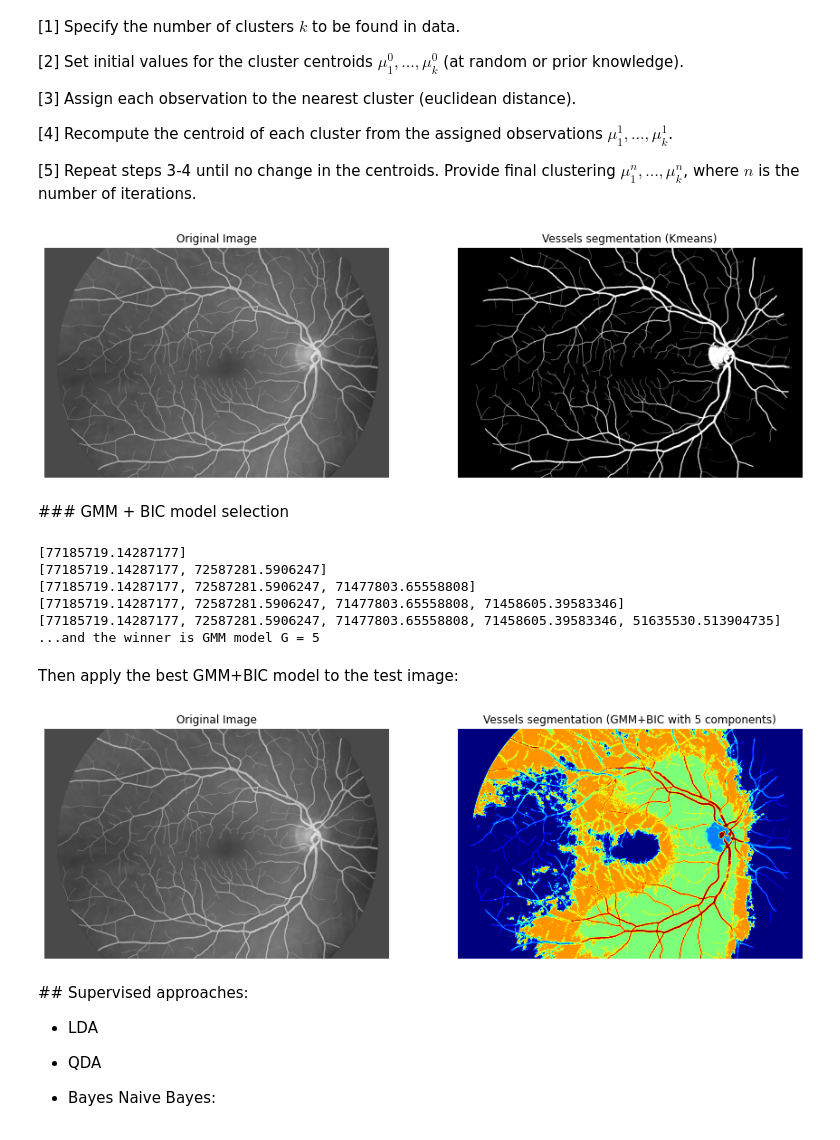
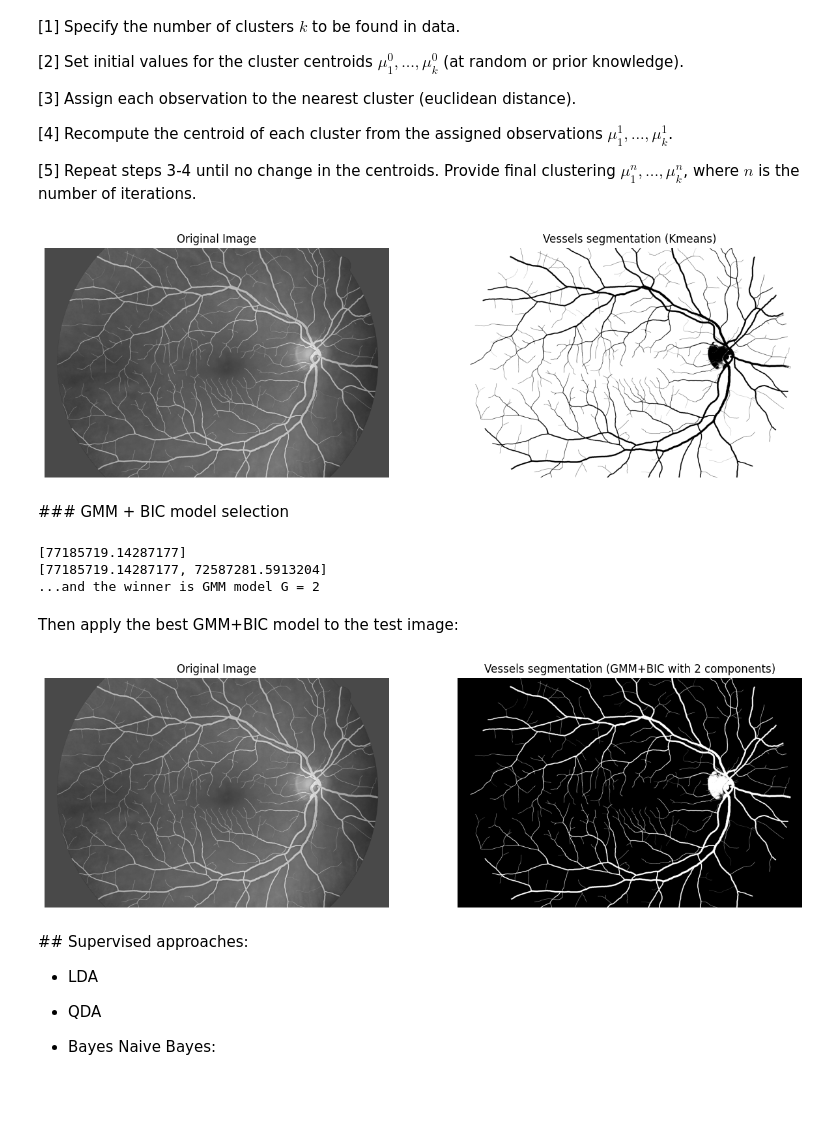
Before and after one commit to raulbenitez/Tirana_CV, a Jupyter notebook: IMAGE SEGMENTATION/Supervised_Segmentation.ipynb, the cells around one changed output. Drawn from its saved outputs; the diff is of its cells as text; code cells hidden in the pictures; blank space fills up the shorter version.

```diff
--- a/IMAGE SEGMENTATION/Supervised_Segmentation.ipynb
+++ b/IMAGE SEGMENTATION/Supervised_Segmentation.ipynb
@@ -27,7 +27,7 @@ from matplotlib import gridspec
 
 # Path of the folder in your google drive unit where you have the images:
 
-path = '/content/drive/MyDrive/Master Automatic Control and Robotics /PRML/PROBABILISTIC MODELS/Image segmentation lab'
+path = '/content/'
 
 I_train = sk.io.imread(os.path.join(path,'vessels_train.jpg'))
 I_train_GT = sk.io.imread(os.path.join(path,'vessels_train_GT.tif'))
@@ -177,7 +177,7 @@ ax2.set_axis_off()
 
 plt.show()
 # %% [output]
-[figure, old version]
+[figure, new version]
 # %% [markdown]
 ### GMM + BIC model selection
 # %%
@@ -188,7 +188,7 @@ from matplotlib import gridspec
 from sklearn import mixture
 
 #calcula el BIC per trobar el número de gaussianes òptim
-NMAX = 5
+NMAX = 2
 bic = []
 
 for kG in np.arange(1,NMAX+1):
@@ -200,33 +200,30 @@ idx_winner = np.argmin(bic)
 print('...and the winner is GMM model G = {}'.format(idx_winner+1))
 # %% [output]
 [77185719.14287177]
-[77185719.14287177, 72587281.5906247]
-[77185719.14287177, 72587281.5906247, 71477803.65558808]
-[77185719.14287177, 72587281.5906247, 71477803.65558808, 71458605.39583346]
-[77185719.14287177, 72587281.5906247, 71477803.65558808, 71458605.39583346, 51635530.513904735]
-...and the winner is GMM model G = 5
+[77185719.14287177, 72587281.5913204]
+...and the winner is GMM model G = 2
 # %% [markdown]
 Then apply the best GMM+BIC model to the test image:
 # %%
 gmmw = mixture.GaussianMixture(n_components=idx_winner+1).fit(v_I_train) # fit again best GMM model
 v_agg = gmmw.fit_predict(v_I_test)
 I_gmm = np.array(v_agg).reshape(I_test.shape[0],I_test.shape[1])# Shape back result as image
 
 fig = plt.figure(figsize=(15, 15))
 gs = gridspec.GridSpec(1, 2)
 
 ax1 = fig.add_subplot(gs[0,0])
 ax1.imshow(I_test, cmap=plt.cm.gray)
 ax1.set_title('Original Image')
 ax1.set_axis_off()
 
 ax2 = fig.add_subplot(gs[0,1])
-ax2.imshow(I_gmm, cmap=plt.cm.jet)
+ax2.imshow(I_gmm,cmap='gray')
 ax2.set_title('Vessels segmentation (GMM+BIC with {} components)'.format(idx_winner+1))
 ax2.set_axis_off()
 plt.show()
 # %% [output]
-[figure, old version]
+[figure, new version]
 # %% [markdown]
 ## Supervised approaches:
 
```
Also changed, not shown: parts of 9 cells of this notebook.
